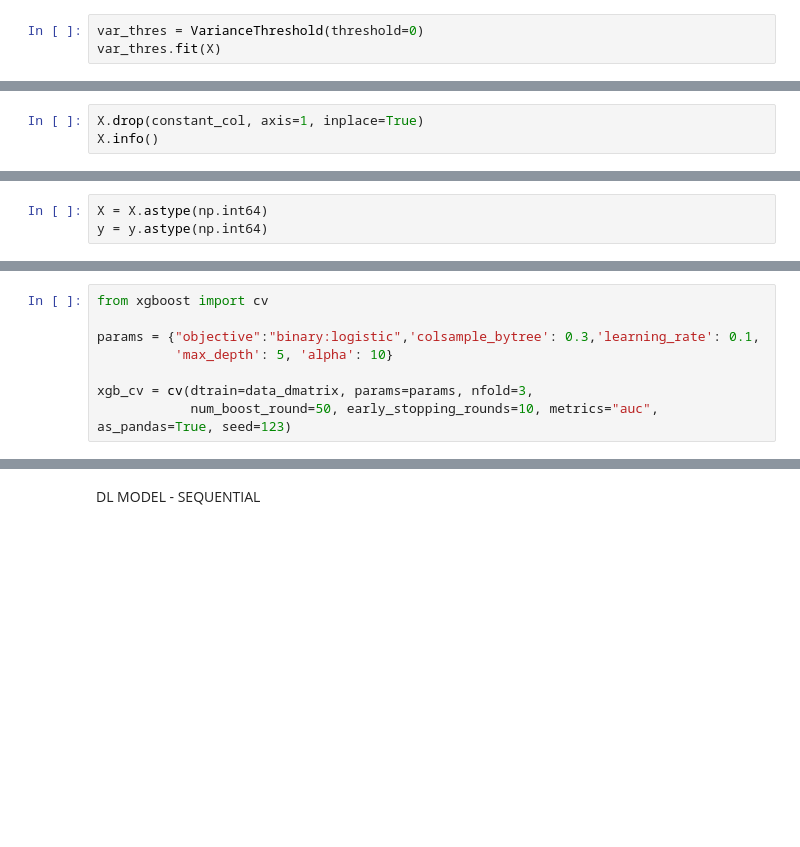
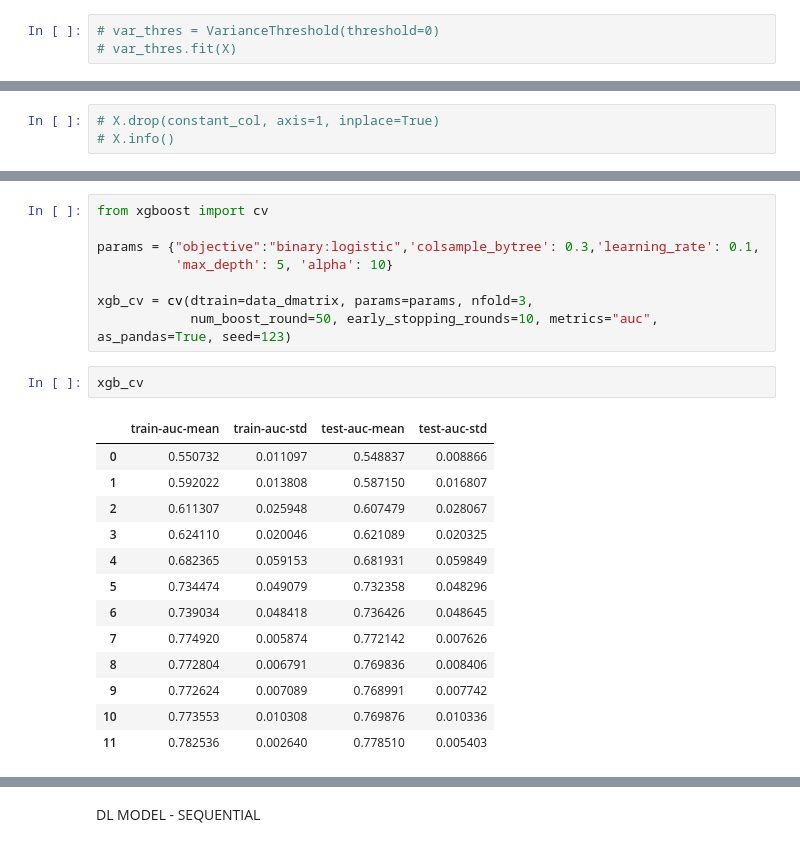
Before and after one commit to Tejasva99/dsProject, a Jupyter notebook: Loan Deliquency/Deliquency_classification.ipynb, the cells around one changed output, grey strips where cells are left out. Saved outputs shown, nothing was run; the diff lists cells and outputs as text; blank space fills up the shorter version.

```diff
--- a/Loan Deliquency/Deliquency_classification.ipynb
+++ b/Loan Deliquency/Deliquency_classification.ipynb
@@ -210,3 +220,3 @@ from sklearn.feature_selection import VarianceThreshold
 # %%
-var_thres = VarianceThreshold(threshold=0)
-var_thres.fit(X)
+# var_thres = VarianceThreshold(threshold=0)
+# var_thres.fit(X)
@@ -219,3 +227,3 @@ constant_col = [column for column in X.columns
 # %%
-X.drop(constant_col, axis=1, inplace=True)
-X.info()
+# X.drop(constant_col, axis=1, inplace=True)
+# X.info()
@@ -240,3 +229,0 @@ memory usage: 68.7 MB
-# %%
-X = X.astype(np.int64)
-y = y.astype(np.int64)
@@ -297,6 +328,22 @@ params = {"objective":"binary:logistic",'colsample_bytree': 0.3,'learning_rate':
 
 xgb_cv = cv(dtrain=data_dmatrix, params=params, nfold=3,
             num_boost_round=50, early_stopping_rounds=10, metrics="auc", as_pandas=True, seed=123)
+# %%
+xgb_cv
+# %% [output]
+|  | train-auc-mean | train-auc-std | test-auc-mean | test-auc-std |
+| 0 | 0.550732 | 0.011097 | 0.548837 | 0.008866 |
+| 1 | 0.592022 | 0.013808 | 0.587150 | 0.016807 |
+| 2 | 0.611307 | 0.025948 | 0.607479 | 0.028067 |
+| 3 | 0.624110 | 0.020046 | 0.621089 | 0.020325 |
+| 4 | 0.682365 | 0.059153 | 0.681931 | 0.059849 |
+| 5 | 0.734474 | 0.049079 | 0.732358 | 0.048296 |
+| 6 | 0.739034 | 0.048418 | 0.736426 | 0.048645 |
+| 7 | 0.774920 | 0.005874 | 0.772142 | 0.007626 |
+| 8 | 0.772804 | 0.006791 | 0.769836 | 0.008406 |
+| 9 | 0.772624 | 0.007089 | 0.768991 | 0.007742 |
+| 10 | 0.773553 | 0.010308 | 0.769876 | 0.010336 |
+| 11 | 0.782536 | 0.002640 | 0.778510 | 0.005403 |
 # %%
 xgb.plot_importance(xgb_model)
 plt.figure(figsize = (16, 12))
```
Also changed, not shown: parts of 53 cells of this notebook, 12 other files.
